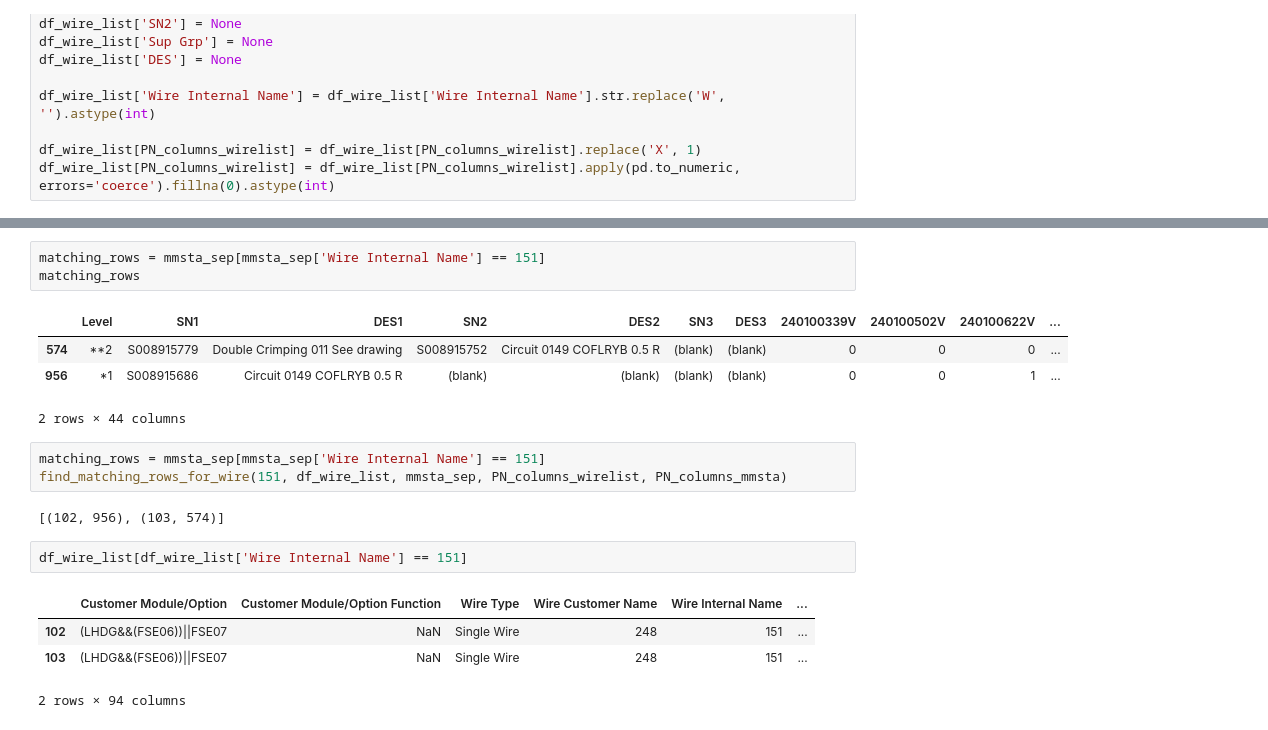
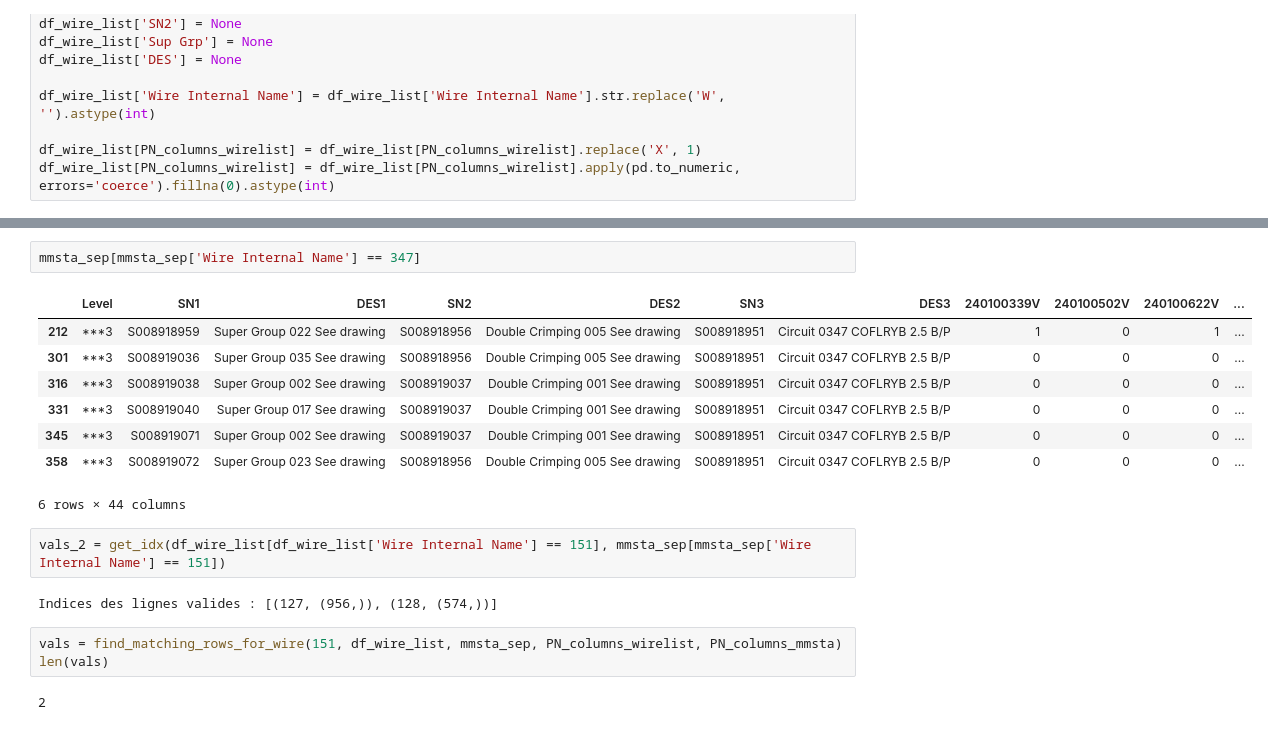
Before and after one commit to Abdelhamid2c/Automation-of-Data-Integration, a Jupyter notebook: Notebooks/integration.ipynb, the cells around one changed output, grey strips where cells are left out. Cells and saved outputs as stored; diff of their text form.

```diff
--- a/Notebooks/integration.ipynb
+++ b/Notebooks/integration.ipynb
@@ -290,20 +428,20 @@ Wire Index: 128, MMSTA Index: 574
 # %%
-matching_rows = mmsta_sep[mmsta_sep['Wire Internal Name'] == 151]
-matching_rows
+mmsta_sep[mmsta_sep['Wire Internal Name'] == 347]
 # %% [output]
 |  | Level | SN1 | DES1 | SN2 | DES2 | SN3 | DES3 | 240100339V | 240100502V | 240100622V | ... |
-| 574 | **2 | S008915779 | Double Crimping 011 See drawing | S008915752 | Circuit 0149 COFLRYB 0.5 R | (blank) | (blank) | 0 | 0 | 0 | ... |
-| 956 | *1 | S008915686 | Circuit 0149 COFLRYB 0.5 R | (blank) | (blank) | (blank) | (blank) | 0 | 0 | 1 | ... |
+| 212 | ***3 | S008918959 | Super Group 022 See drawing | S008918956 | Double Crimping 005 See drawing | S008918951 | Circuit 0347 COFLRYB 2.5 B/P | 1 | 0 | 1 | ... |
+| 301 | ***3 | S008919036 | Super Group 035 See drawing | S008918956 | Double Crimping 005 See drawing | S008918951 | Circuit 0347 COFLRYB 2.5 B/P | 0 | 0 | 0 | ... |
+| 316 | ***3 | S008919038 | Super Group 002 See drawing | S008919037 | Double Crimping 001 See drawing | S008918951 | Circuit 0347 COFLRYB 2.5 B/P | 0 | 0 | 0 | ... |
+| 331 | ***3 | S008919040 | Super Group 017 See drawing | S008919037 | Double Crimping 001 See drawing | S008918951 | Circuit 0347 COFLRYB 2.5 B/P | 0 | 0 | 0 | ... |
+| 345 | ***3 | S008919071 | Super Group 002 See drawing | S008919037 | Double Crimping 001 See drawing | S008918951 | Circuit 0347 COFLRYB 2.5 B/P | 0 | 0 | 0 | ... |
+| 358 | ***3 | S008919072 | Super Group 023 See drawing | S008918956 | Double Crimping 005 See drawing | S008918951 | Circuit 0347 COFLRYB 2.5 B/P | 0 | 0 | 0 | ... |
-2 rows × 44 columns
+6 rows × 44 columns
+# %%
+vals_2 = get_idx(df_wire_list[df_wire_list['Wire Internal Name'] == 151], mmsta_sep[mmsta_sep['Wire Internal Name'] == 151])
+# %% [output]
+Indices des lignes valides : [(127, (956,)), (128, (574,))]
 # %%
-matching_rows = mmsta_sep[mmsta_sep['Wire Internal Name'] == 151]
-find_matching_rows_for_wire(151, df_wire_list, mmsta_sep, PN_columns_wirelist, PN_columns_mmsta)
+vals = find_matching_rows_for_wire(151, df_wire_list, mmsta_sep, PN_columns_wirelist, PN_columns_mmsta)
+len(vals)
 # %% [output]
-[(102, 956), (103, 574)]
+2
-# %%
-df_wire_list[df_wire_list['Wire Internal Name'] == 151]
-# %% [output]
-|  | Customer Module/Option | Customer Module/Option Function | Wire Type | Wire Customer Name | Wire Internal Name | ... |
-| 102 | (LHDG&&(FSE06))||FSE07 | NaN | Single Wire | 248 | 151 | ... |
-| 103 | (LHDG&&(FSE06))||FSE07 | NaN | Single Wire | 248 | 151 | ... |
-2 rows × 94 columns
```
Also changed, not shown: parts of 14 cells of this notebook, 1 other file.
